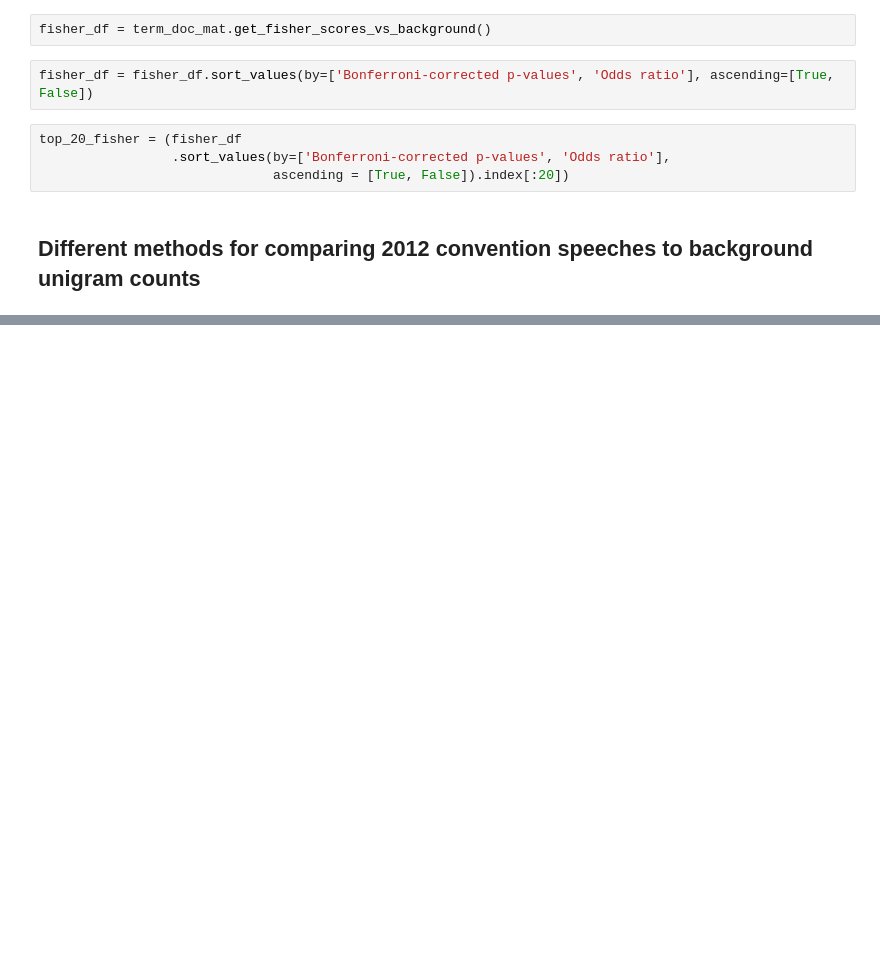
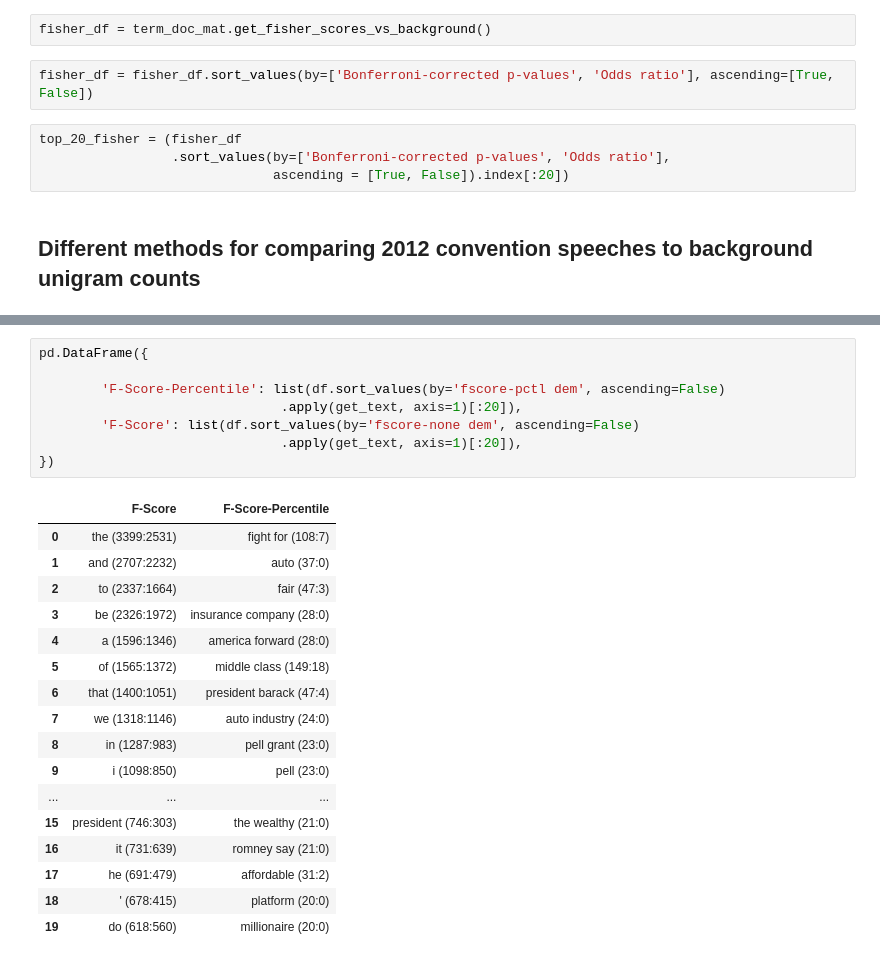
Before and after one commit to JasonKessler/scattertext, a Jupyter notebook: 2012 Political Convention Speech Analysis.ipynb, the cells around one changed output, grey strips where cells are left out. Cells and saved outputs as stored; diff of their text form; blank space fills up the shorter version.

```diff
--- a/2012 Political Convention Speech Analysis.ipynb
+++ b/2012 Political Convention Speech Analysis.ipynb
@@ -111,0 +150,26 @@ pd.DataFrame({
+# %%
+pd.DataFrame({
+
+        'F-Score-Percentile': list(df.sort_values(by='fscore-pctl dem', ascending=False)
+                               .apply(get_text, axis=1)[:20]),
+        'F-Score': list(df.sort_values(by='fscore-none dem', ascending=False)
+                               .apply(get_text, axis=1)[:20]),
+})
+# %% [output]
+|  | F-Score | F-Score-Percentile |
+| 0 | the (3399:2531) | fight for (108:7) |
+| 1 | and (2707:2232) | auto (37:0) |
+| 2 | to (2337:1664) | fair (47:3) |
+| 3 | be (2326:1972) | insurance company (28:0) |
+| 4 | a (1596:1346) | america forward (28:0) |
+| 5 | of (1565:1372) | middle class (149:18) |
+| 6 | that (1400:1051) | president barack (47:4) |
+| 7 | we (1318:1146) | auto industry (24:0) |
+| 8 | in (1287:983) | pell grant (23:0) |
+| 9 | i (1098:850) | pell (23:0) |
+| ... | ... | ... |
+| 15 | president (746:303) | the wealthy (21:0) |
+| 16 | it (731:639) | romney say (21:0) |
+| 17 | he (691:479) | affordable (31:2) |
+| 18 | ' (678:415) | platform (20:0) |
+| 19 | do (618:560) | millionaire (20:0) |
```
Also changed, not shown: parts of 10 cells of this notebook, 1 other file.
